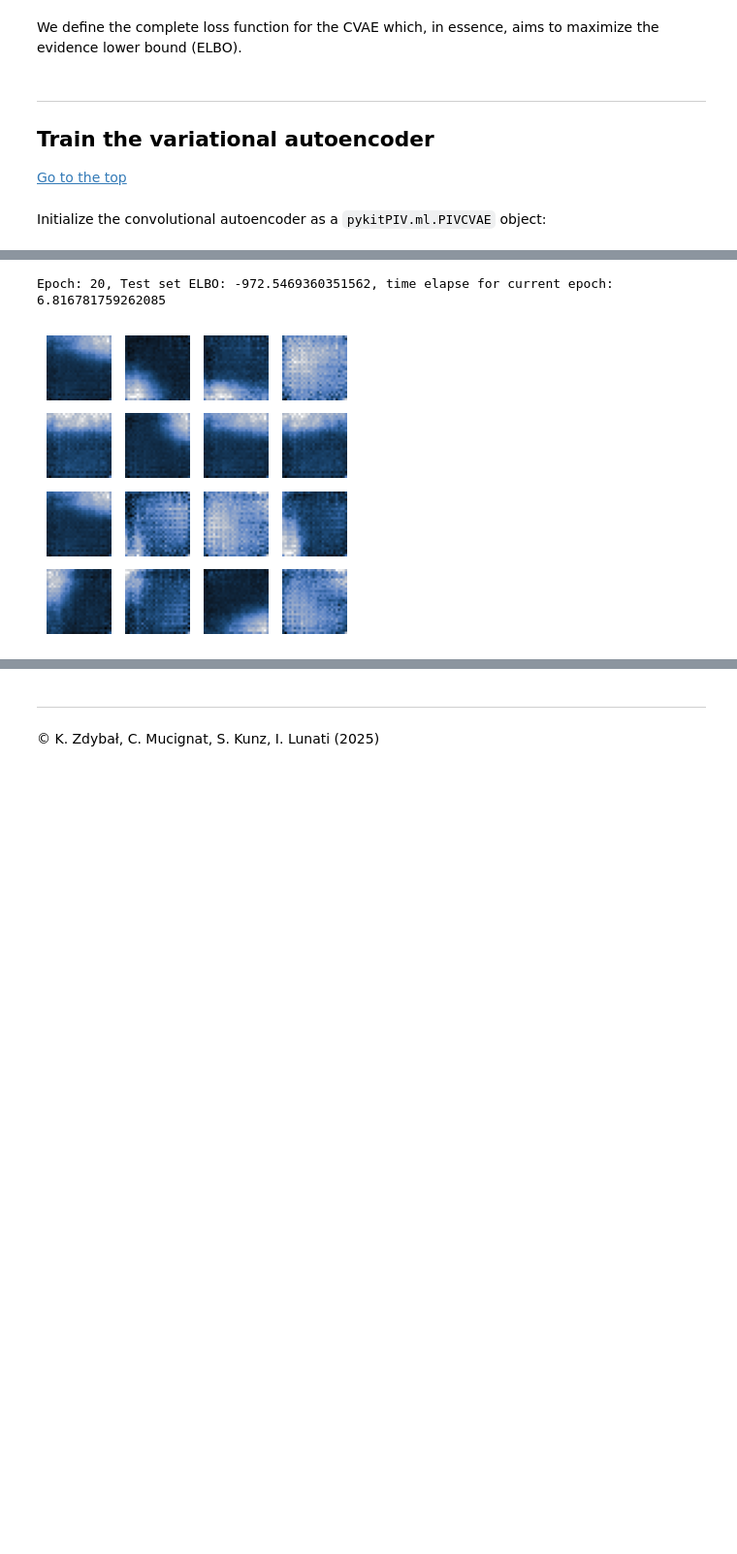
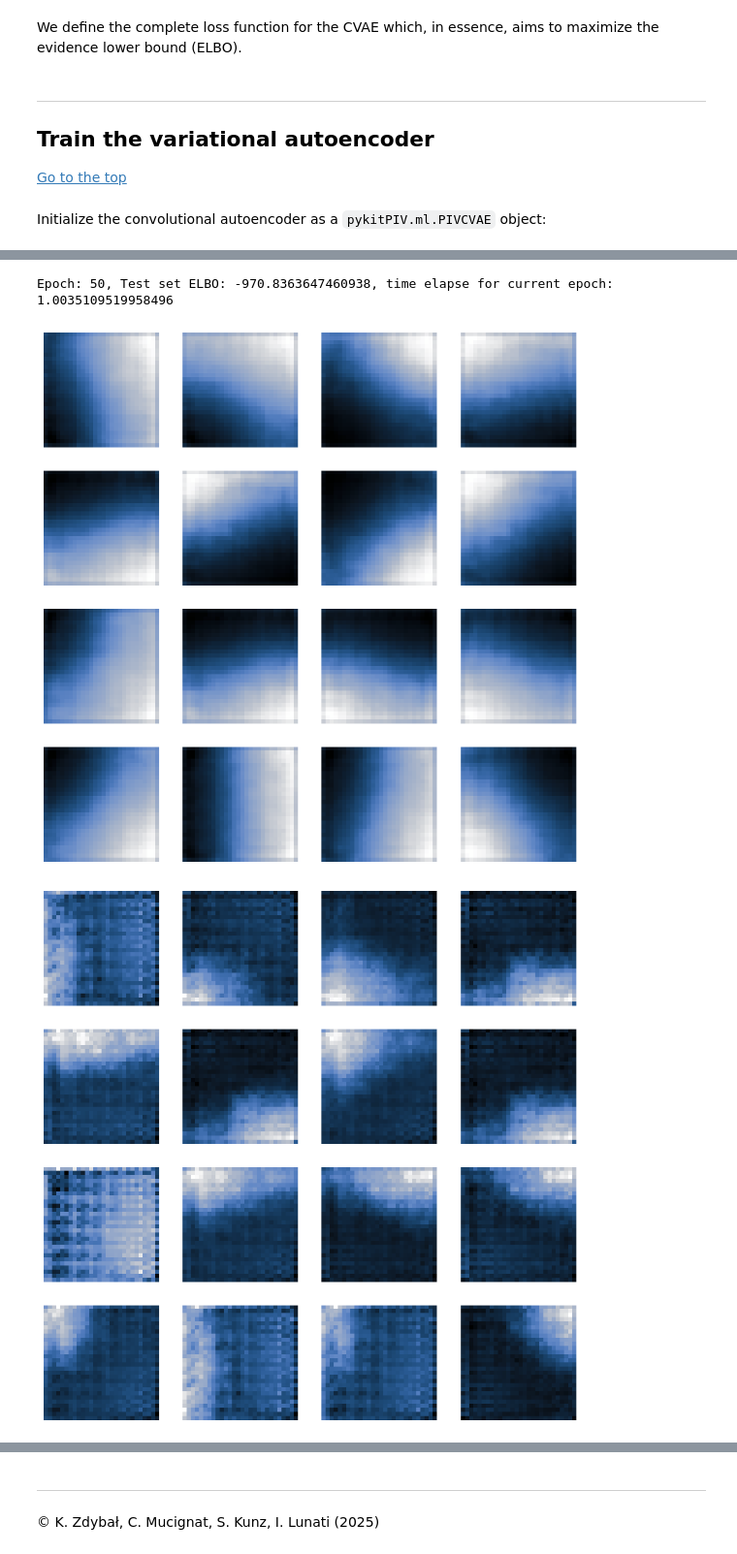
Before and after one commit to kamilazdybal/pykitPIV, a Jupyter notebook: jupyter-notebooks/demo-pykitPIV-21-convolutional-variational-autoencoder.ipynb, the cells around one changed output, grey strips where cells are left out. Shown at 97% size. Drawn from its saved outputs; the diff is of its cells as text; code cells hidden in the pictures; blank space fills up the shorter version.

```diff
--- a/jupyter-notebooks/demo-pykitPIV-21-convolutional-variational-autoencoder.ipynb
+++ b/jupyter-notebooks/demo-pykitPIV-21-convolutional-variational-autoencoder.ipynb
@@ -126,4 +130,5 @@ image.plot_field_magnitude(7,
 
 [Go to the top](#top-page)
 # %%
-split_at = 9000
+split_at = int(3*n_images/4)
+split_at
@@ -179,7 +188,7 @@ optimizer = tf.keras.optimizers.Adam(learning_rate=learning_rate)
 # %% [markdown]
 Number of epochs:
 # %%
-epochs = 20
+n_epochs = 50
 # %% [markdown]
 We specify the dimensionality of the latent space, $d$. Note that this dimensionality dictates how many independent marginal Gaussian distributions will be used to represent our input data. For example, for `latent_dim=2`, we will have two Gaussians, and therefore the vector of means will have two elements:
 
@@ -250,7 +259,7 @@ def compute_loss(model, x):
 
     logpx_z = -tf.reduce_sum(cross_ent, axis=[1, 2, 3])
 
-    logpz = log_normal_pdf(z, 0., 0.)
+    logpz = log_normal_pdf(z, 0.0, 0.0)
 
     logqz_x = log_normal_pdf(z, mean, logvar)
 
@@ -278,18 +287,23 @@ Initialize the convolutional autoencoder as a `pykitPIV.ml.PIVCVAE` object:
 model = PIVCVAE(input_shape=input_shape,
                 latent_dimension=latent_dim)
 # %%
-def generate_and_save_images(model, epoch, test_sample):
+def generate_and_save_images(model, epoch, test_sample, component=0):
 
-  mean, logvar = model.encode(test_sample)
-  z = model.reparameterize(mean, logvar)
-  predictions = model.sample(z)
-  fig = plt.figure(figsize=(10, 10))
+    mean, logvar = model.encode(test_sample)
+    z = model.reparameterize(mean, logvar)
+    predictions = model.sample(z)
+    fig = plt.figure(figsize=(10, 10))
 
-  for i in range(predictions.shape[0]):
+    for i in range(predictions.shape[0]):
 
-    plt.subplot(4, 4, i + 1)
-    plt.imshow(predictions[i, :, :, 0], cmap=cmap)
-    plt.axis('off')
+        plt.subplot(4, 4, i + 1)
+        plt.imshow(predictions[i, :, :, component], cmap=cmap)
+        plt.axis('off')
 
-  plt.savefig('image_at_epoch_{:04d}.png'.format(epoch))
-  plt.show()
+    if component==0:
+        c = 'u'
+    else:
+        c = 'v'
+
+    plt.savefig(c + '-component_at_epoch_{:04d}.png'.format(epoch))
+    plt.show()
@@ -303,27 +318,28 @@ for test_batch in test_dataset.take(1):
 # %%
 generate_and_save_images(model, 0, test_sample)
 
-for epoch in range(1, epochs + 1):
-
+for epoch in range(1, n_epochs + 1):
 
     start_time = time.time()
 
     for train_x in train_dataset:
         train_step(model, train_x, optimizer)
     end_time = time.time()
 
     loss = tf.keras.metrics.Mean()
 
     for test_x in test_dataset:
         loss(compute_loss(model, test_x))
 
     elbo = -loss.result()
 
     display.clear_output(wait=False)
 
     print('Epoch: {}, Test set ELBO: {}, time elapse for current epoch: {}'.format(epoch, elbo, end_time - start_time))
 
-    generate_and_save_images(model, epoch, test_sample)
+    generate_and_save_images(model, epoch, test_sample, component=0)
+    generate_and_save_images(model, epoch, test_sample, component=1)
 # %% [output]
-Epoch: 20, Test set ELBO: -972.5469360351562, time elapse for current epoch: 6.816781759262085
+Epoch: 50, Test set ELBO: -970.8363647460938, time elapse for current epoch: 1.0035109519958496
-[figure, old version]
+[figure, new version]
+[figure, added]
```
Also changed, not shown: parts of 29 cells of this notebook, 3 other files.
